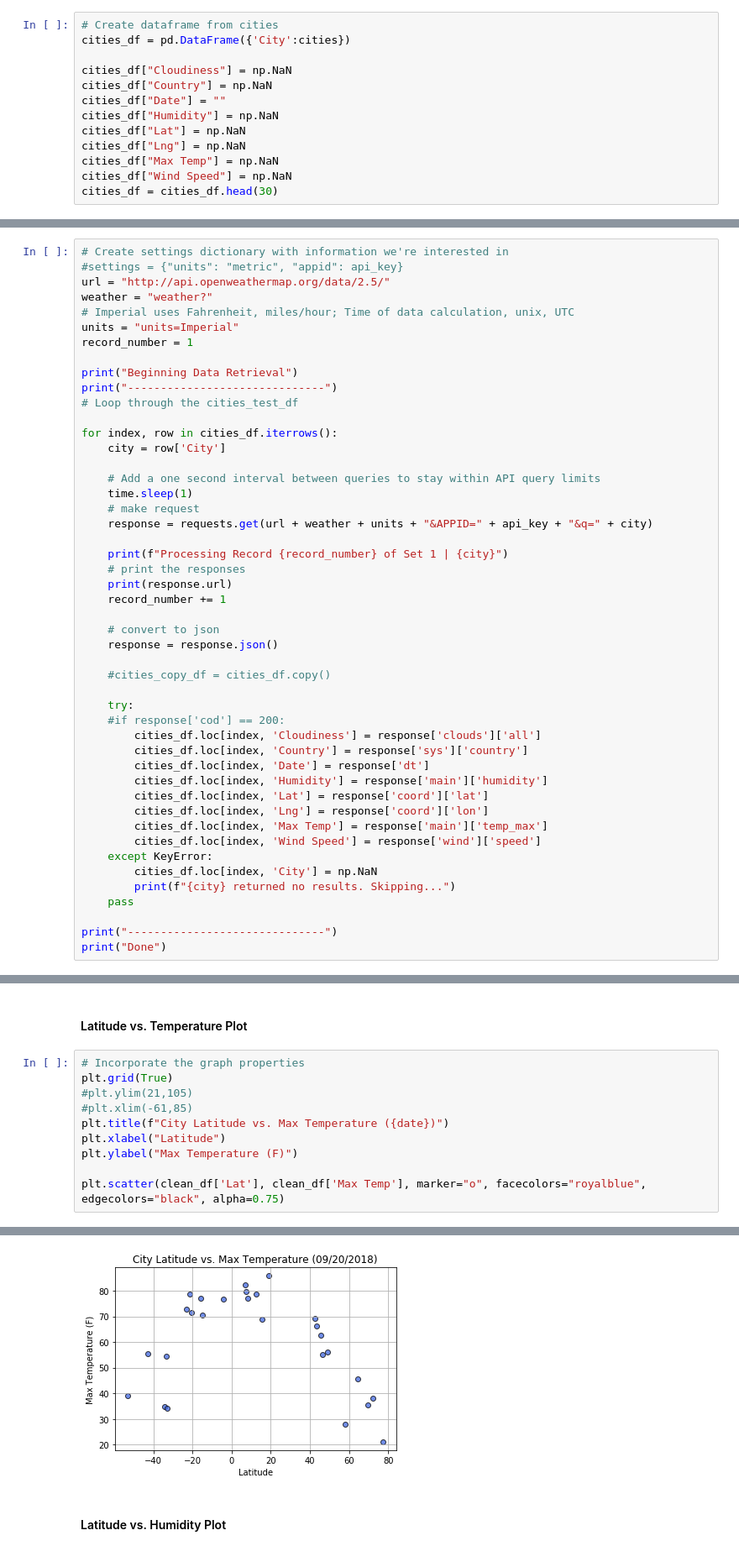
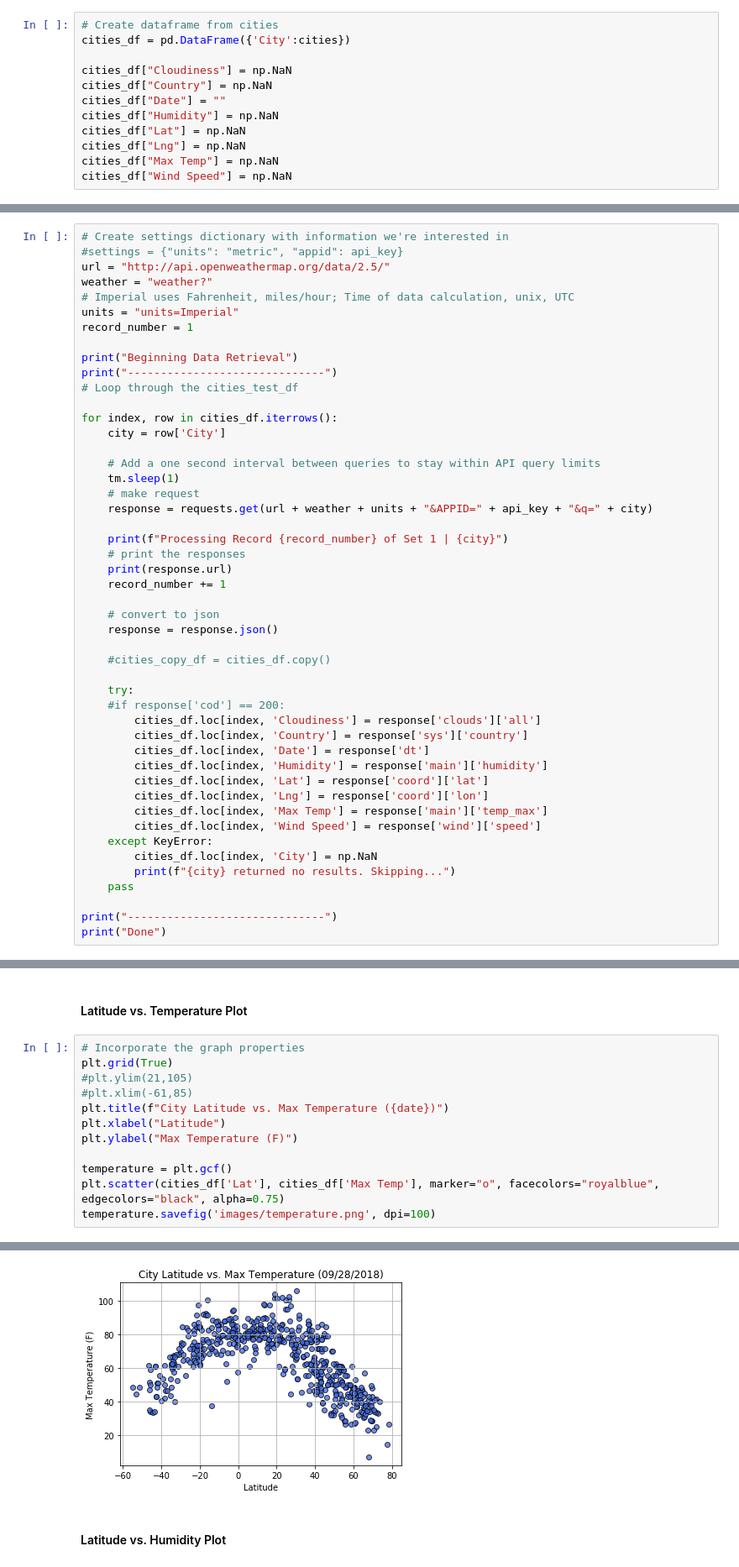
Before and after one commit to reedkm/api-weather, a Jupyter notebook: WeatherPy_Reed.ipynb, the cells around one changed output, grey strips where cells are left out. Shown at 84% size. Drawn from its saved outputs; the diff is of its cells as text.

```diff
--- a/WeatherPy_Reed.ipynb
+++ b/WeatherPy_Reed.ipynb
@@ -65,7 +60,6 @@ cities_df["Lat"] = np.NaN
 cities_df["Lng"] = np.NaN
 cities_df["Max Temp"] = np.NaN
 cities_df["Wind Speed"] = np.NaN
-cities_df = cities_df.head(30)
 # %% [markdown]
 ### Perform API Calls
 * Perform a weather check on each city using a series of successive API calls.
@@ -87,7 +81,7 @@ for index, row in cities_df.iterrows():
     city = row['City']
 
     # Add a one second interval between queries to stay within API query limits
-    time.sleep(1)
+    tm.sleep(1)
     # make request
     response = requests.get(url + weather + units + "&APPID=" + api_key + "&q=" + city)
 
@@ -266,5 +183,7 @@ plt.title(f"City Latitude vs. Max Temperature ({date})")
 plt.xlabel("Latitude")
 plt.ylabel("Max Temperature (F)")
 
-plt.scatter(clean_df['Lat'], clean_df['Max Temp'], marker="o", facecolors="royalblue", edgecolors="black", alpha=0.75)
+temperature = plt.gcf()
+plt.scatter(cities_df['Lat'], cities_df['Max Temp'], marker="o", facecolors="royalblue", edgecolors="black", alpha=0.75)
+temperature.savefig('images/temperature.png', dpi=100)
 # %% [output]
@@ -272,4 +190,4 @@ plt.scatter(clean_df['Lat'], clean_df['Max Temp'], marker="o", facecolors="royal
-[figure, old version]
+[figure, new version]
 # %% [markdown]
 #### Latitude vs. Humidity Plot
 # %%
```
Also changed, not shown: parts of 21 cells of this notebook, 8 other files.
